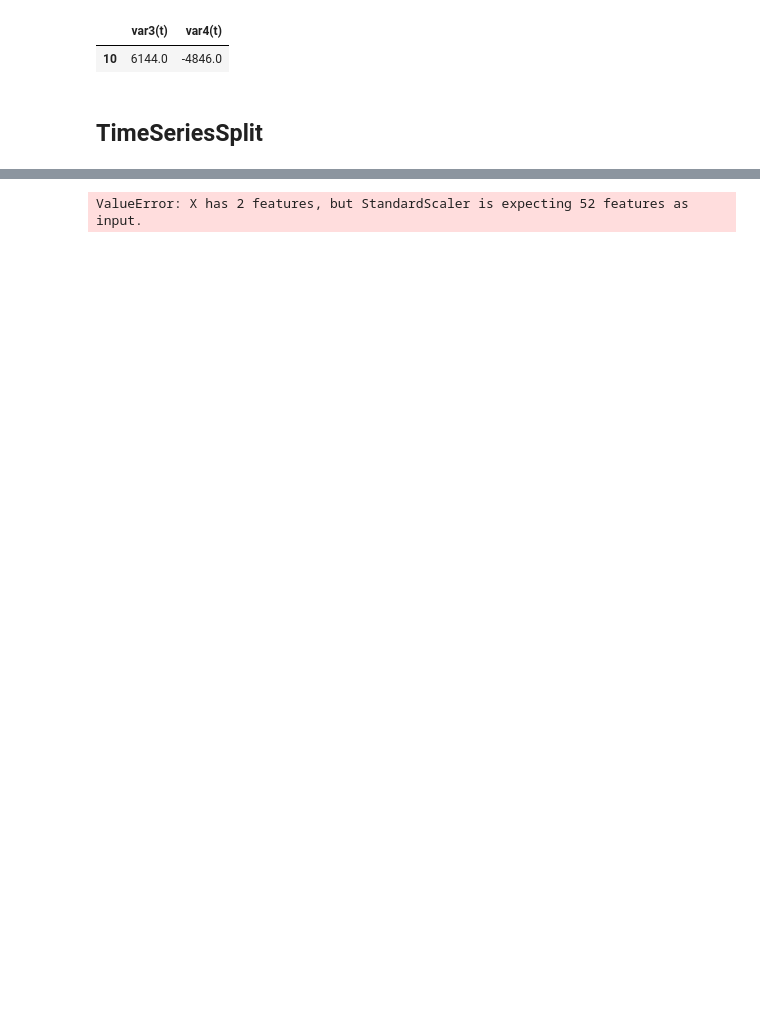
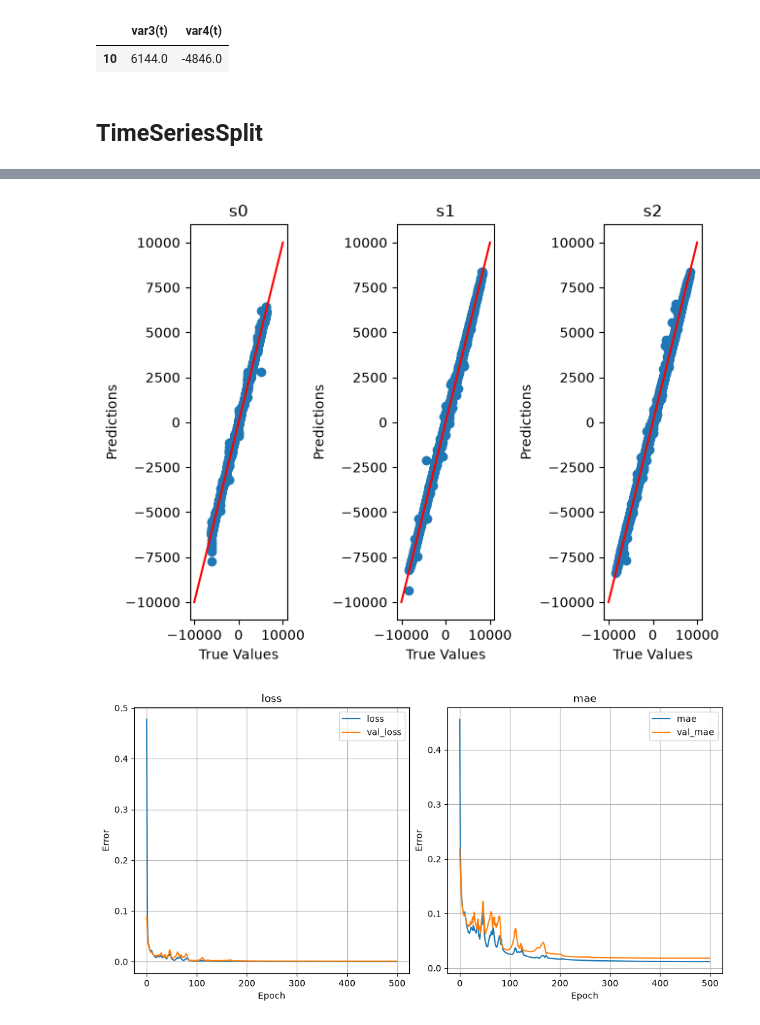
Before and after one commit to Abigail-Yates/DeltabotProject, a Jupyter notebook: TensorFlow/Trials/all_data_MLP_Window_10.ipynb, the cells around one changed output, grey strips where cells are left out. Cells and saved outputs as stored; diff of their text form; code cells hidden in the pictures; blank space fills up the shorter version.

```diff
--- a/TensorFlow/Trials/all_data_MLP_Window_10.ipynb
+++ b/TensorFlow/Trials/all_data_MLP_Window_10.ipynb
@@ -151,11 +160,11 @@ def build_nn_model(input_dim, output_dim, architecture='standard'):
 def train_model(model, X_train, y_train, epochs=500, patience=30, verbose=0):
     """Train a model with early stopping and learning rate scheduling"""
     callbacks = [
-        tf.keras.callbacks.EarlyStopping(
-            monitor='val_loss',
-            patience=patience,
-            restore_best_weights=True
-        ),
+        # tf.keras.callbacks.EarlyStopping(
+        #     monitor='val_loss',
+        #     patience=patience,
+        #     restore_best_weights=True
+        # ),
         tf.keras.callbacks.ReduceLROnPlateau(
             monitor='val_loss',
             factor=0.5,
@@ -178,50 +187,62 @@ def train_model(model, X_train, y_train, epochs=500, patience=30, verbose=0):
 # %%
 
 scores = []
+train_indices = []
+test_indices = []
 
-tscv = TimeSeriesSplit(n_splits=3)
-for i, (train_index, test_index) in enumerate(tscv.split(X)):
+tscv = TimeSeriesSplit(n_splits=4)
+for i, (train_index, test_index) in enumerate(tscv.split(inputs)):
+
     print(f"Fold {i}:")
     print(f"  Train: index={train_index[0]} to {train_index[-1]} ")
     print(f"  Test:  index={test_index[0]} to {test_index[-1]}")
 
-    X_train, X_test = inputs.to_numpy()[train_index], inputs.to_numpy()[test_index]
-    y_train, y_test = outputs.to_numpy()[train_index], outputs.to_numpy()[test_index]
+    train_indices = train_index
+    test_indices = test_index
+    #just want indices of final fold - 80:20 train:test
 
 
-    # model.summary() #investigate
+X_train, X_test = inputs.to_numpy()[train_index], inputs.to_numpy()[test_index]
+y_train, y_test = outputs.to_numpy()[train_index], outputs.to_numpy()[test_index]
 
-    scalerX = StandardScaler().fit(X_train)
-    scalerY = StandardScaler().fit(y_train)
+print(X_train.shape)
+print(X_train.shape)
+# model.summary() #investigate
 
-    X_train_scaled = scalerX.transform(y_train)
-    y_train_scaled = scalerY.transform(y_train)
+scalerX = StandardScaler().fit(X_train)
+scalerY = StandardScaler().fit(y_train)
 
-    X_test_scaled = scalerX.transform(y_train)
-    y_test_scaled = scalerY.transform(y_train)
+X_train_scaled = scalerX.transform(X_train)
+y_train_scaled = scalerY.transform(y_train)
 
-    model = build_nn_model(X_train_scaled.shape[1], X_train_scaled.shape[1])
+X_test_scaled = scalerX.transform(X_test)
+y_test_scaled = scalerY.transform(y_test)
 
-    history = train_model(model, X_train_scaled, y_train_scaled, verbose=1, epochs=500)
-    y_pred = model.predict(X_test_scaled, verbose=0)
+model = build_nn_model(X_train_scaled.shape[1], y_train_scaled.shape[1])
 
-    evaluate_model(f"Fold: {i}", y_test_scaled, y_pred, is_scaled=True)
+history = train_model(model, X_train_scaled, y_train_scaled, verbose=1, epochs=500)
+y_pred = model.predict(X_test_scaled, verbose=0)
 
-    # y_test_inverse = scalerY.inverse_transform(y_test)
-    y_pred_inverse = scalerY.inverse_transform(y_pred)
+evaluate_model(f"Fold: {i}", y_test_scaled, y_pred, is_scaled=True)
 
-    y_pred_df = pd.DataFrame(y_pred_inverse)
-    y_pred_df[2] = -(y_pred_df[0] + y_pred_df[1])
+# y_test_inverse = scalerY.inverse_transform(y_test)
+y_pred_inverse = scalerY.inverse_transform(y_pred)
 
-    y_test_df = pd.DataFrame(y_test)
-    y_test_df[2] = -(y_test_df[0] + y_test_df[1])
+y_pred_df = pd.DataFrame(y_pred_inverse)
+y_pred_df[2] = -(y_pred_df[0] + y_pred_df[1])
 
-    plot_motors(y_test_df.to_numpy(), y_pred_df.to_numpy(), [-10000,10000])
+y_test_df = pd.DataFrame(y_test)
+y_test_df[2] = -(y_test_df[0] + y_test_df[1])
 
-    error = mean_squared_error(y_test, y_pred)
-    scores.append(error)
-    plot_loss_and_mae(history)
+for i in range(3):
+    evaluate_model(f"s{i}", y_test_df[i], y_pred_df[i], is_scaled=False)
 
-print("MSE scores for each fold:", scores)
+plot_motors(y_test_df.to_numpy(), y_pred_df.to_numpy(), [-10000,10000])
+
+error = mean_squared_error(y_test, y_pred)
+scores.append(error)
+plot_loss_and_mae(history)
+
+# print("MSE scores for each fold:", scores)
 # %% [output]
 Fold 0:
@@ -230 +265,2 @@ Fold 0:
-ValueError: X has 2 features, but StandardScaler is expecting 52 features as input.
+[figure, added]
+[figure, added]
```
Also changed, not shown: parts of 9 cells of this notebook.
